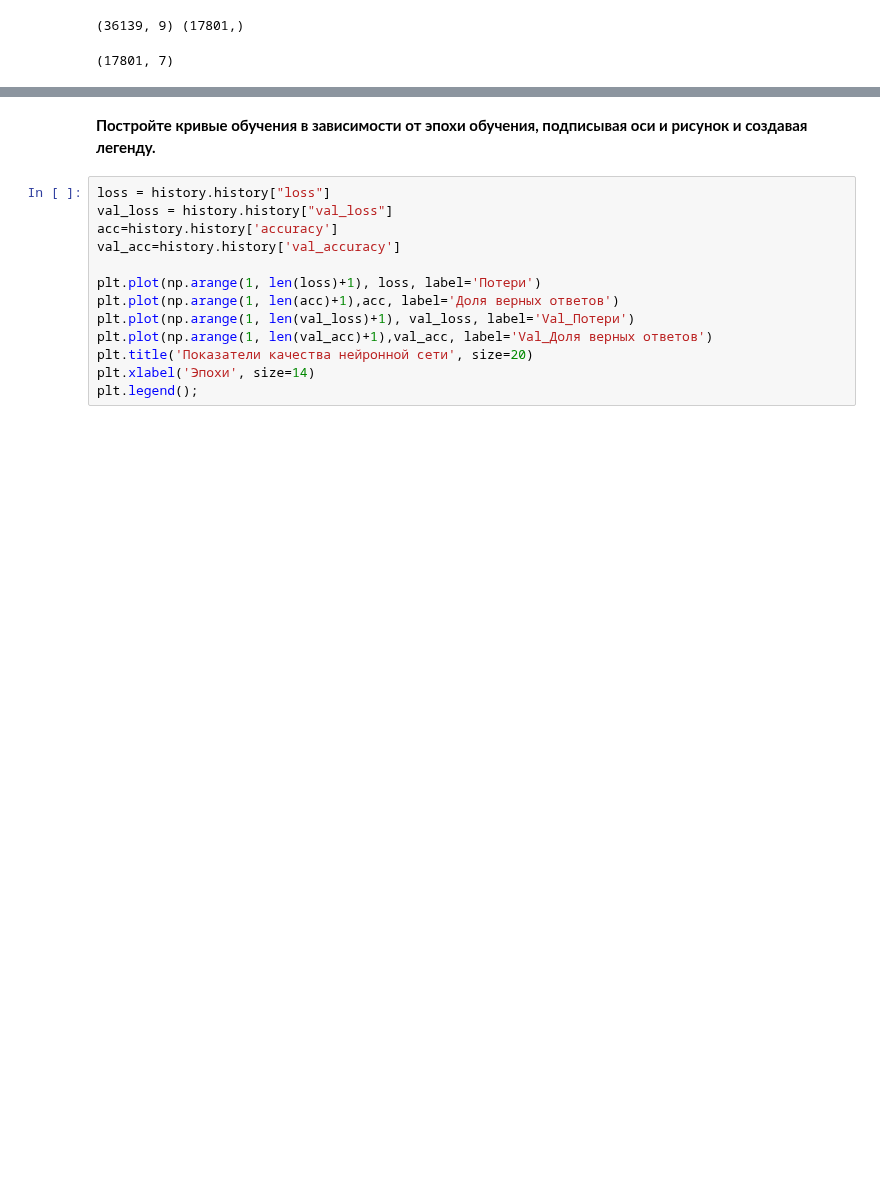
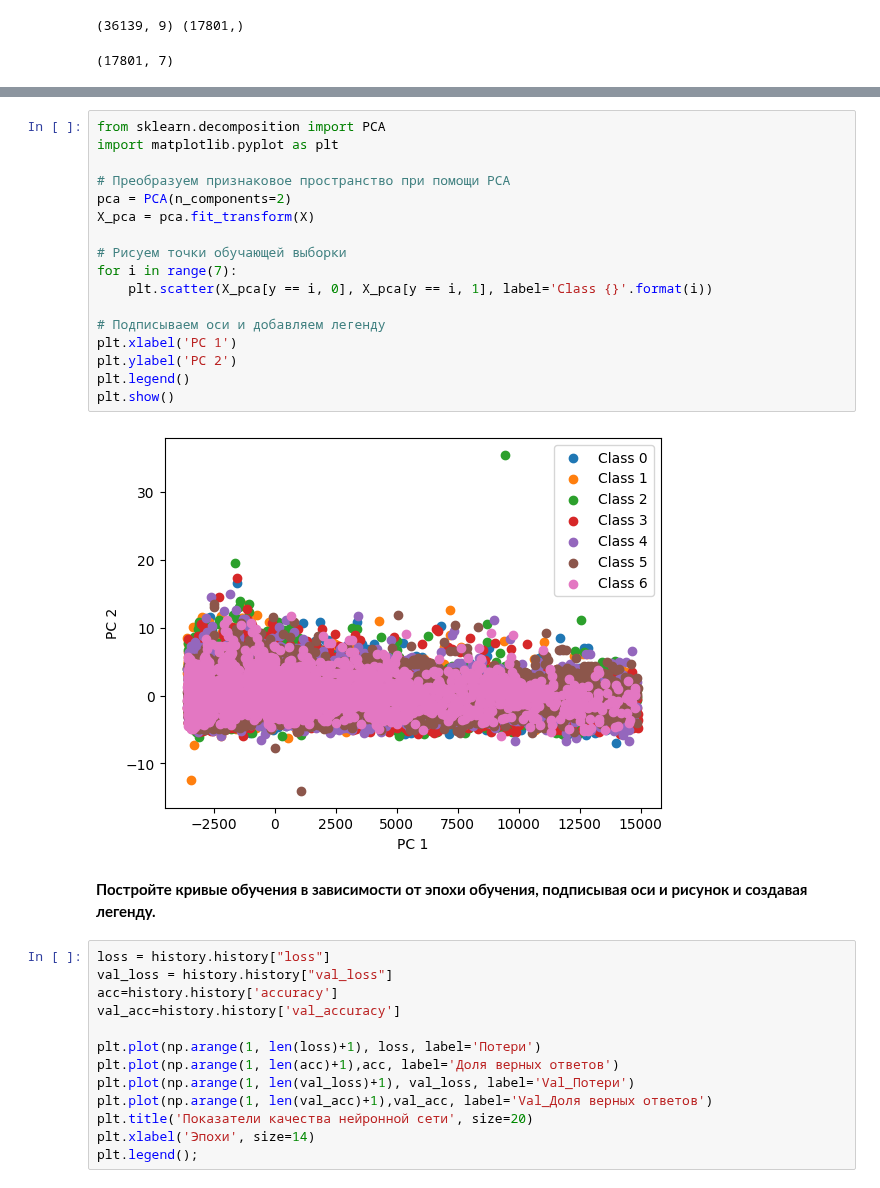
Before and after one commit to kjxeez/machine-learning, a Jupyter notebook: MLP.ipynb, the cells around one changed output, grey strips where cells are left out. Cells and saved outputs as stored; diff of their text form; blank space fills up the shorter version.

```diff
--- a/MLP.ipynb
+++ b/MLP.ipynb
@@ -437,3 +435,22 @@ Epoch 50/50
+# %%
+from sklearn.decomposition import PCA
+import matplotlib.pyplot as plt
+
+# Преобразуем признаковое пространство при помощи PCA
+pca = PCA(n_components=2)
+X_pca = pca.fit_transform(X)
+
+# Рисуем точки обучающей выборки
+for i in range(7):
+    plt.scatter(X_pca[y == i, 0], X_pca[y == i, 1], label='Class {}'.format(i))
+
+# Подписываем оси и добавляем легенду
+plt.xlabel('PC 1')
+plt.ylabel('PC 2')
+plt.legend()
+plt.show()
+# %% [output]
+[figure, added]
 # %% [markdown]
 __Постройте кривые обучения в зависимости от эпохи обучения, подписывая оси и рисунок и создавая легенду.__
 # %%
```
Also changed, not shown: parts of 2 cells of this notebook.
